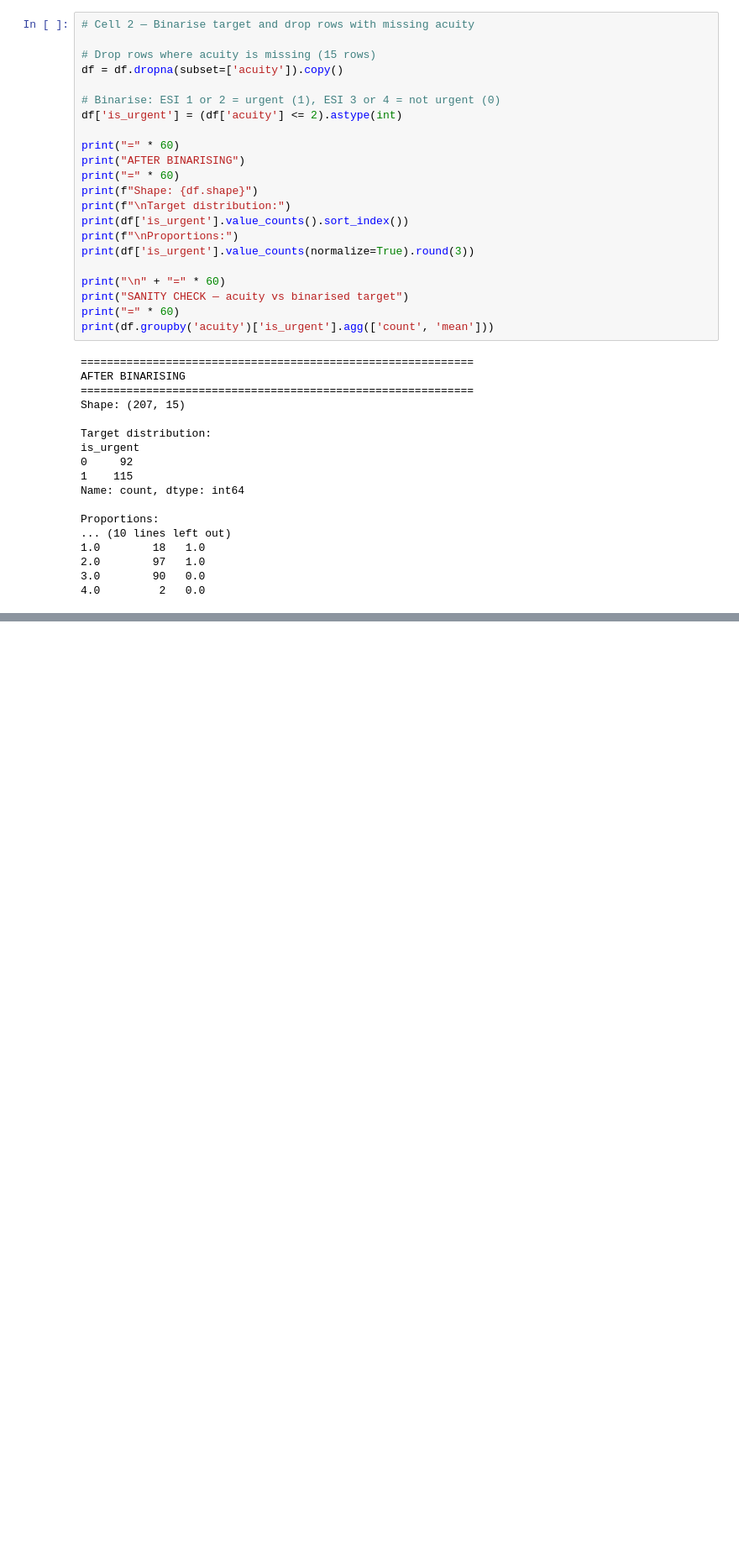
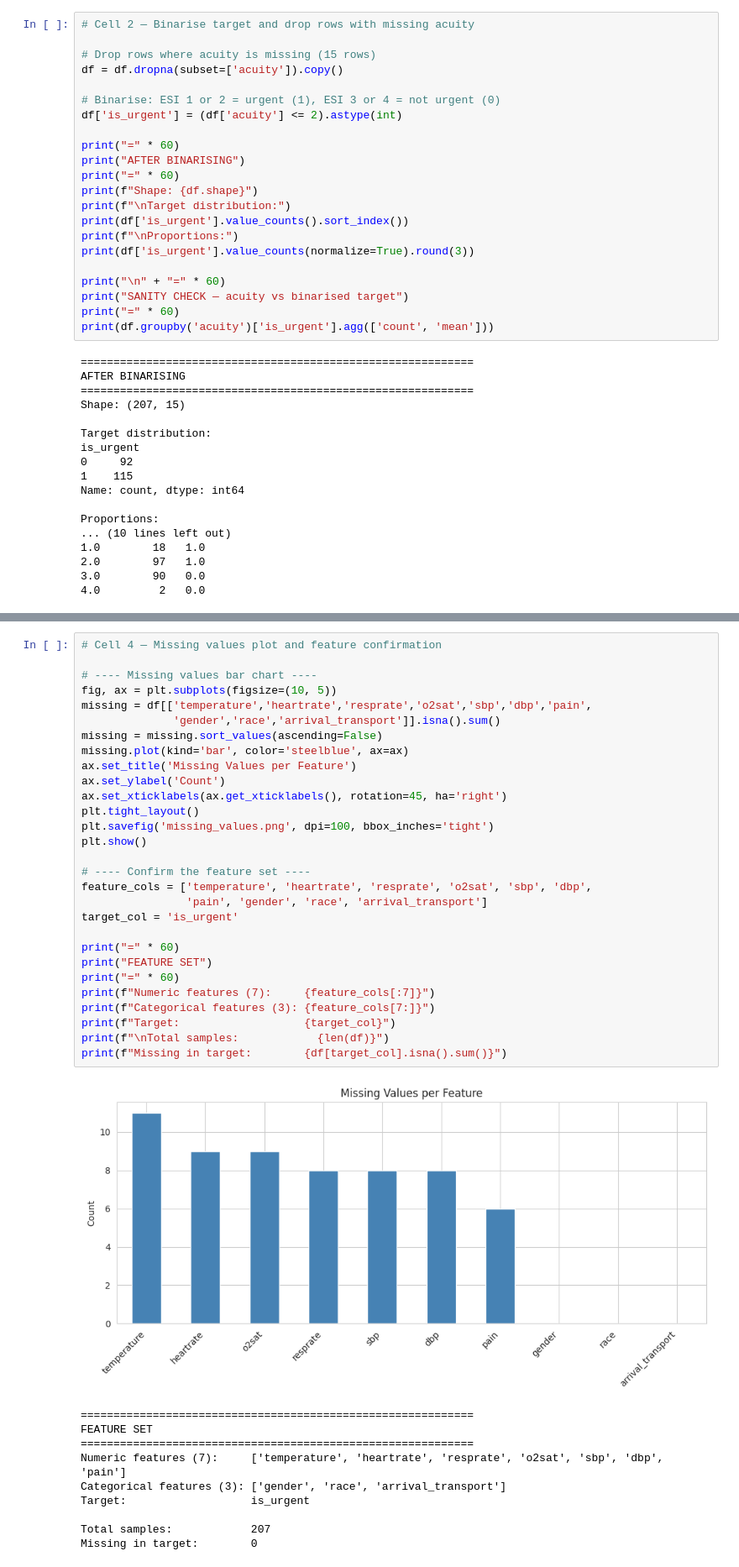
Before and after one commit to mugishaalex24682-cloud/FRESH_SMART_QUEUE_ML.IPYNB, a Jupyter notebook: smart_queue_ml.ipynb, the cells around one changed output, grey strips where cells are left out. Shown at 84% size. Drawn from its saved outputs; the diff is of its cells as text; blank space fills up the shorter version.

```diff
--- a/smart_queue_ml.ipynb
+++ b/smart_queue_ml.ipynb
@@ -125,0 +211,40 @@ Proportions:
+# %%
+# Cell 4 — Missing values plot and feature confirmation
+
+# ---- Missing values bar chart ----
+fig, ax = plt.subplots(figsize=(10, 5))
+missing = df[['temperature','heartrate','resprate','o2sat','sbp','dbp','pain',
+              'gender','race','arrival_transport']].isna().sum()
+missing = missing.sort_values(ascending=False)
+missing.plot(kind='bar', color='steelblue', ax=ax)
+ax.set_title('Missing Values per Feature')
+ax.set_ylabel('Count')
+ax.set_xticklabels(ax.get_xticklabels(), rotation=45, ha='right')
+plt.tight_layout()
+plt.savefig('missing_values.png', dpi=100, bbox_inches='tight')
+plt.show()
+
+# ---- Confirm the feature set ----
+feature_cols = ['temperature', 'heartrate', 'resprate', 'o2sat', 'sbp', 'dbp',
+                'pain', 'gender', 'race', 'arrival_transport']
+target_col = 'is_urgent'
+
+print("=" * 60)
+print("FEATURE SET")
+print("=" * 60)
+print(f"Numeric features (7):     {feature_cols[:7]}")
+print(f"Categorical features (3): {feature_cols[7:]}")
+print(f"Target:                   {target_col}")
+print(f"\nTotal samples:            {len(df)}")
+print(f"Missing in target:        {df[target_col].isna().sum()}")
+# %% [output]
+[figure, added]
+============================================================
+FEATURE SET
+============================================================
+Numeric features (7):     ['temperature', 'heartrate', 'resprate', 'o2sat', 'sbp', 'dbp', 'pain']
+Categorical features (3): ['gender', 'race', 'arrival_transport']
+Target:                   is_urgent
+
+Total samples:            207
+Missing in target:        0
```
Also changed, not shown: parts of 10 cells of this notebook.
